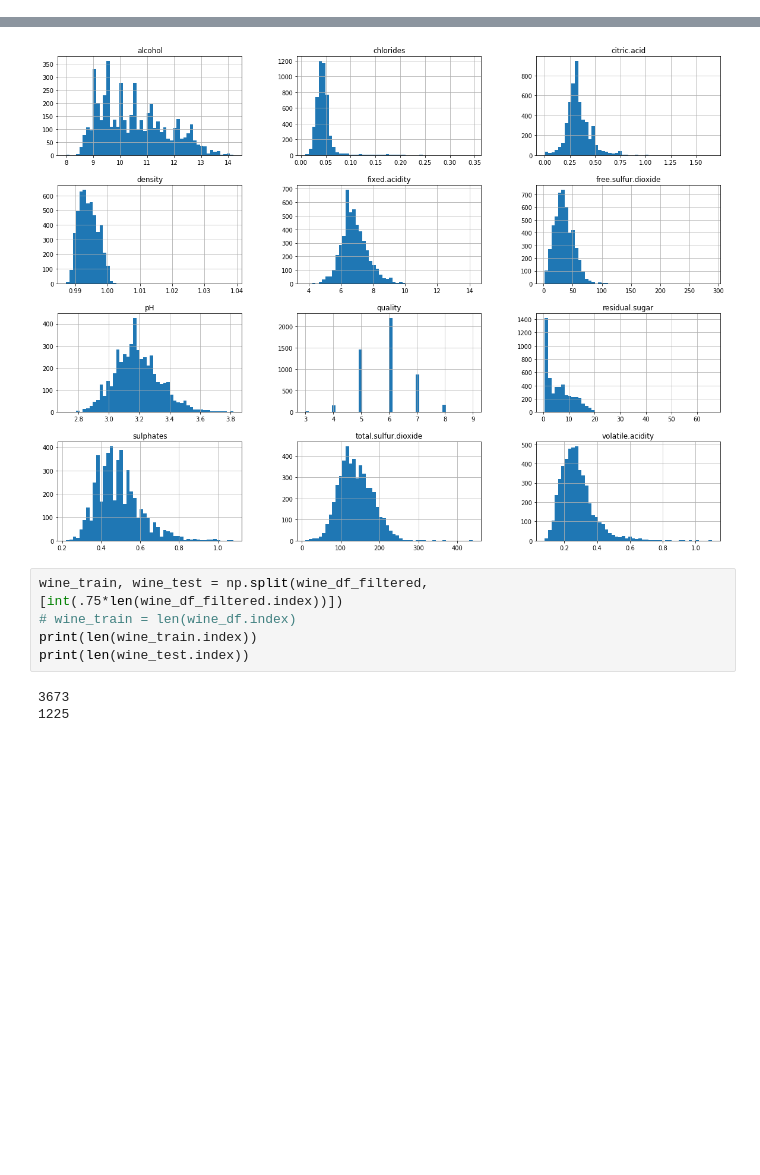
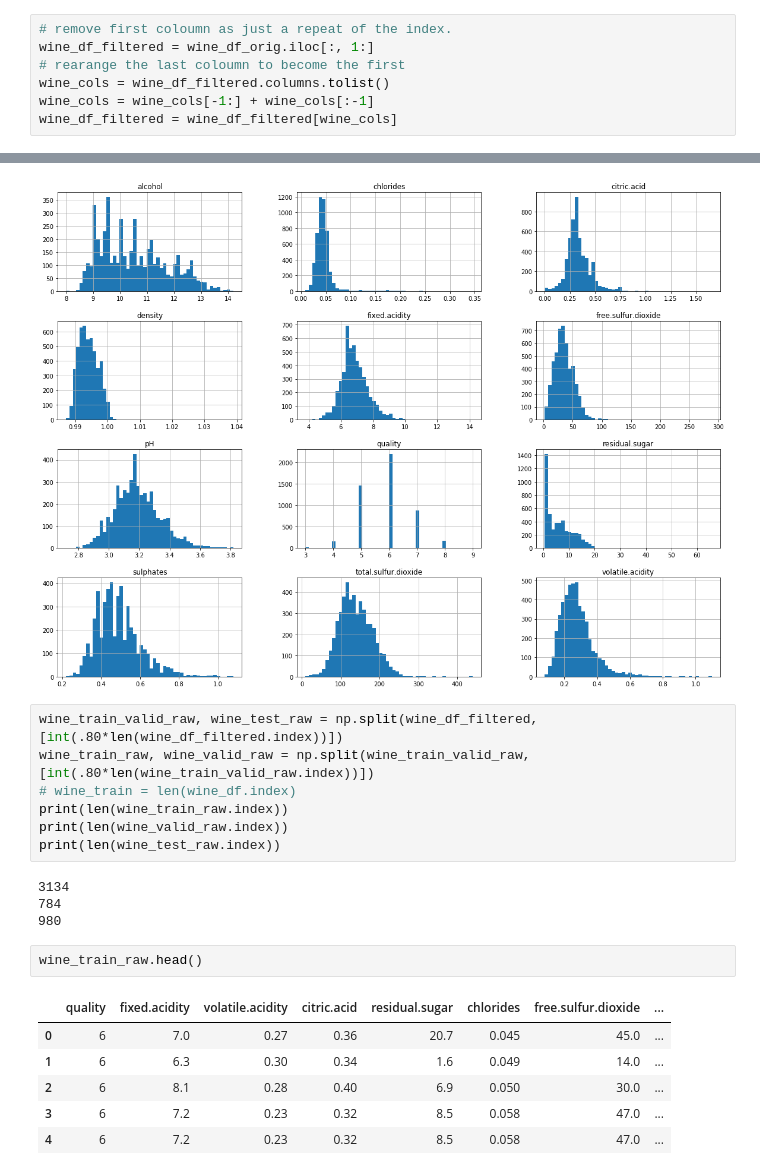
Before and after one commit to LiamCottrell/Artificial-Intelligence, a Jupyter notebook: Coursework/CW1/Liam_Cottrell.ipynb, the cells around one changed output, grey strips where cells are left out. Drawn from its saved outputs; the diff is of its cells as text; blank space fills up the shorter version.

```diff
--- a/Coursework/CW1/Liam_Cottrell.ipynb
+++ b/Coursework/CW1/Liam_Cottrell.ipynb
@@ -389,3 +185,10 @@ wine_df_filtered.head()
+# %%
+# remove first coloumn as just a repeat of the index.
+wine_df_filtered = wine_df_orig.iloc[:, 1:]
+# rearange the last coloumn to become the first
+wine_cols = wine_df_filtered.columns.tolist()
+wine_cols = wine_cols[-1:] + wine_cols[:-1]
+wine_df_filtered = wine_df_filtered[wine_cols]
 # %%
 wine_df_filtered.hist(bins=50, figsize=(20,15))
 plt.show
@@ -393,10 +196,22 @@ plt.show
 <function matplotlib.pyplot.show(*args, **kw)>
 [figure]
 # %%
-wine_train, wine_test = np.split(wine_df_filtered, [int(.75*len(wine_df_filtered.index))])
+wine_train_valid_raw, wine_test_raw = np.split(wine_df_filtered, [int(.80*len(wine_df_filtered.index))])
+wine_train_raw, wine_valid_raw = np.split(wine_train_valid_raw, [int(.80*len(wine_train_valid_raw.index))])
 # wine_train = len(wine_df.index)
-print(len(wine_train.index))
-print(len(wine_test.index))
+print(len(wine_train_raw.index))
+print(len(wine_valid_raw.index))
+print(len(wine_test_raw.index))
 # %% [output]
-3673
-1225
+3134
+784
+980
+# %%
+wine_train_raw.head()
+# %% [output]
+|  | quality | fixed.acidity | volatile.acidity | citric.acid | residual.sugar | chlorides | free.sulfur.dioxide | ... |
+| 0 | 6 | 7.0 | 0.27 | 0.36 | 20.7 | 0.045 | 45.0 | ... |
+| 1 | 6 | 6.3 | 0.30 | 0.34 | 1.6 | 0.049 | 14.0 | ... |
+| 2 | 6 | 8.1 | 0.28 | 0.40 | 6.9 | 0.050 | 30.0 | ... |
+| 3 | 6 | 7.2 | 0.23 | 0.32 | 8.5 | 0.058 | 47.0 | ... |
+| 4 | 6 | 7.2 | 0.23 | 0.32 | 8.5 | 0.058 | 47.0 | ... |
```
Also changed, not shown: parts of 6 cells of this notebook.
